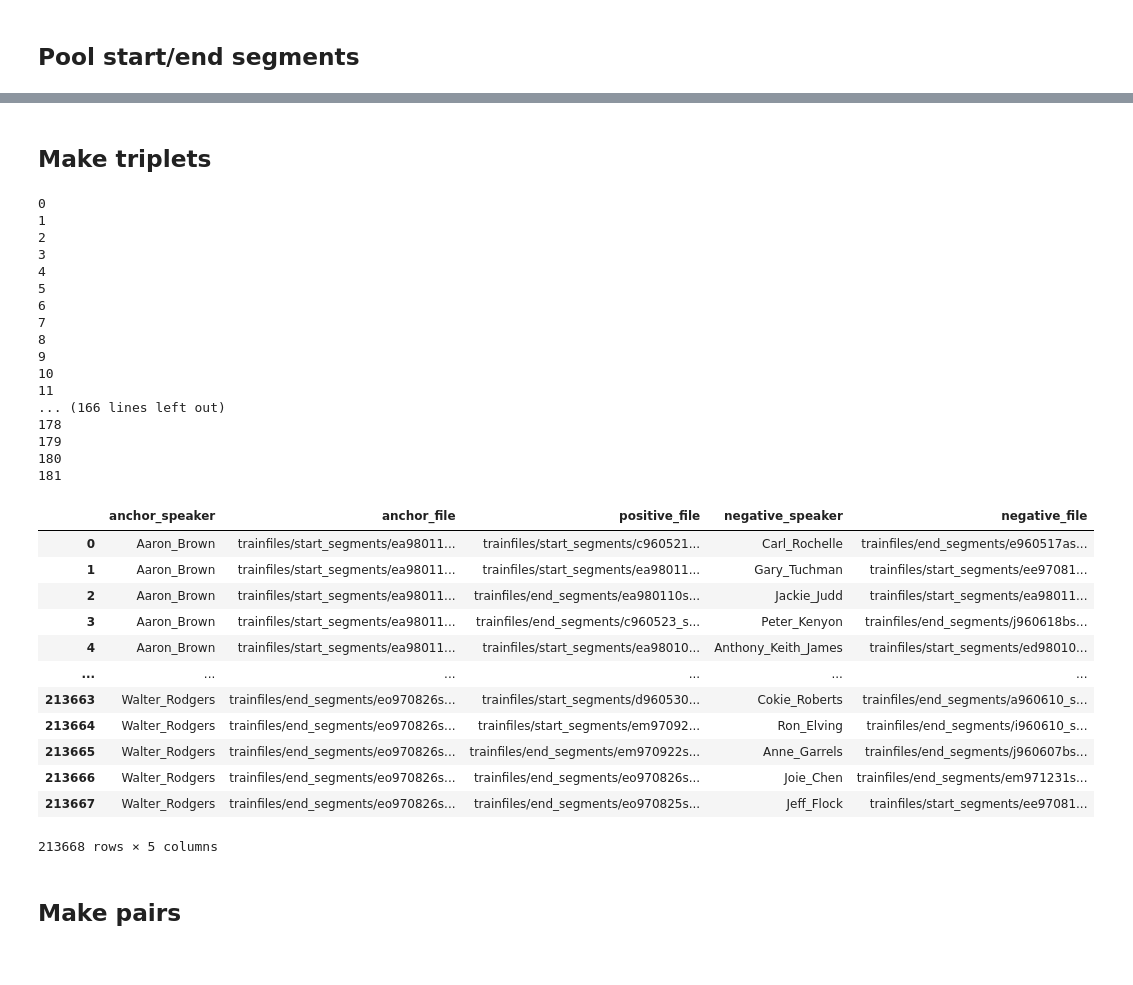
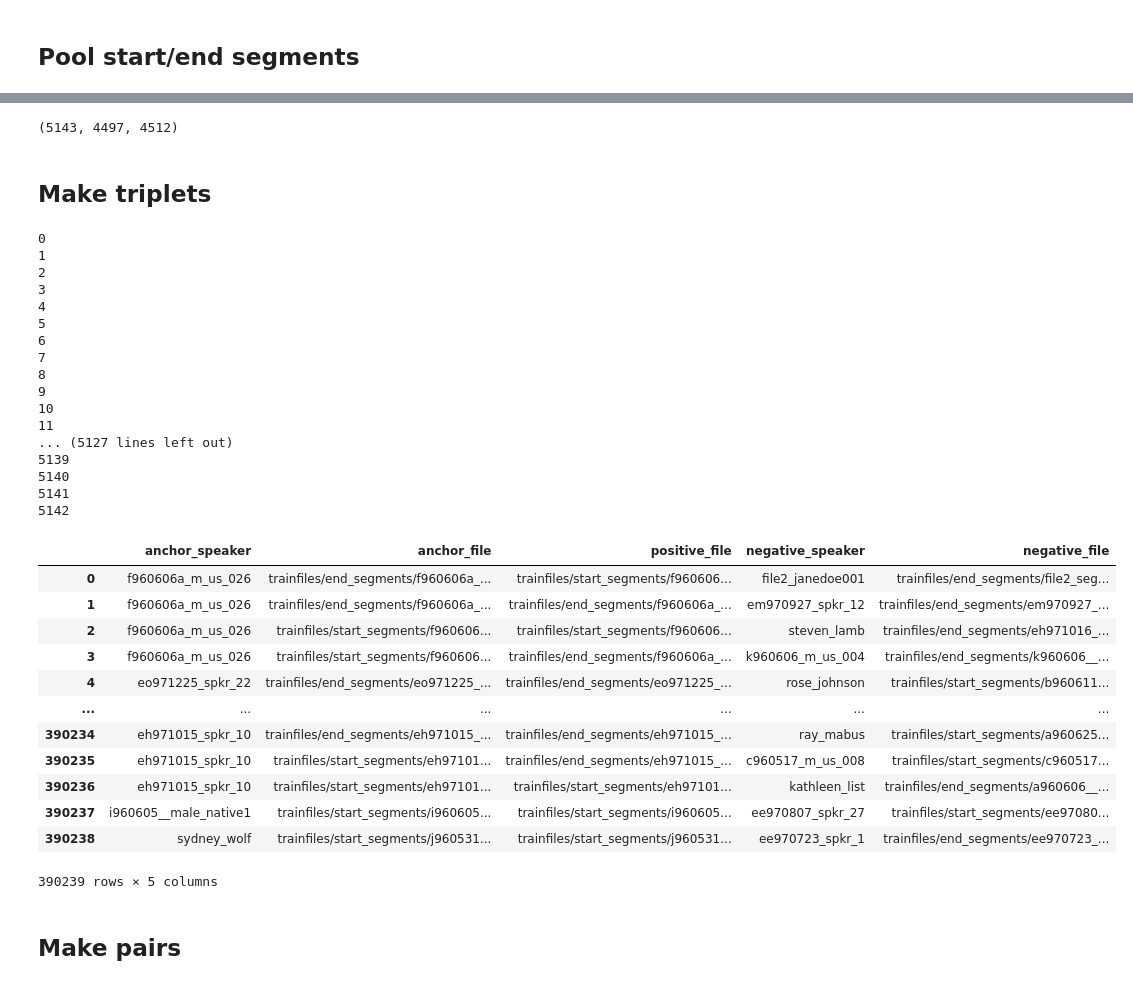
Before and after one commit to JunzheJosephZhu/Identifying-Speakers-in-Cocktail-Parties-with-E2E-Attention, a Jupyter notebook: train_preprocessing-Copy1.ipynb, the cells around one changed output, grey strips where cells are left out. Saved outputs shown, nothing was run; the diff lists cells and outputs as text; code cells hidden in the pictures.

Commit message:
redo pairs and triplets - in progress

```diff
--- a/train_preprocessing-Copy1.ipynb
+++ b/train_preprocessing-Copy1.ipynb
@@ -224,9 +202,0 @@ start_df
-# %%
-from bs4 import BeautifulSoup
-soundfile = soundfiles[0]
-name = soundfile.split('/')[-1].split('.')[0] # name of soundfile
-sph = SPHFile(soundfile)
-sound, sr = sph.content, sph.format['sample_rate']
-annofile = data[soundfile]
-
-end
@@ -364,2 +283,9 @@ def calculate_overlap(row1, row2):
 # %% [markdown]
 ## Pool start/end segments
+# %%
+start_df = pd.read_csv('trainfiles/start.csv')
+end_df = pd.read_csv('trainfiles/end.csv')
+start_df = start_df.sample(frac=1).reset_index(drop=True)
+end_df = end_df.sample(frac=1).reset_index(drop=True)
+speakers = set(list(start_df['speaker'])+list(end_df['speaker']))
+print(len(speakers), 'speakers')
@@ -400,63 +312,68 @@ Walter_Rodgers
+# %%
+speakers_train = [speaker for speaker in speakers if len(segments_by_speaker_train[speaker])>0]
+speakers_start_train = [speaker for speaker in speakers if len(start_by_speaker_train[speaker])>0]
+speakers_end_train = [speaker for speaker in speakers if len(end_by_speaker_train[speaker])>0]
+len(speakers_train), len(speakers_start_train), len(speakers_end_train)
+# %% [output]
+(5143, 4497, 4512)
 # %% [markdown]
 ## Make triplets
 # %%
 triplets = []
-for _, anchor_speaker in enumerate(speakers):
+for _, anchor_speaker in enumerate(speakers_train):
     print(_)
-    negative_speakers = [speaker for speaker in speakers if speaker != anchor_speaker]
-    anchor_segments = segments_df[segments_df['speaker'] == anchor_speaker]
+    negative_speakers = [speaker for speaker in speakers_train if speaker != anchor_speaker]
+    anchor_segments = segments_by_speaker_train[anchor_speaker]
     anchor_indices = np.arange(len(anchor_segments))
+    positive_indices = np.arange(len(anchor_segments))
+    n = min(len(anchor_segments), 35)
     np.random.shuffle(anchor_indices)# shuffle the anchor segments
-    for i in range(min(len(anchor_segments),35)):
+    for i in range(n): # iterate over anchors
         anchor_segment = anchor_segments.iloc[anchor_indices[i]]
-        positive_indices = np.arange(len(anchor_segments))
         np.random.shuffle(positive_indices)# shuffle the anchor segments
-        for j in range(min(len(anchor_segments),35)):
+        for j in range(n): # iterate over pos-neg triplets
             positive_segment = anchor_segments.iloc[positive_indices[j]]
-            if calculate_overlap(anchor_segment, positive_segment)>sr: # if overlap greater than 1s
-                continue
             negative_speaker = negative_speakers[np.random.randint(0, len(negative_speakers))]
-            negative_segments = segments_by_speaker[negative_speaker] # segments for a specific random speaker
+            negative_segments = segments_by_speaker_train[negative_speaker] # segments for a specific random speaker
             negative_segment = negative_segments.iloc[np.random.randint(0, len(negative_segments))]
-            row = {'anchor_speaker': anchor_speaker, 'anchor_file': anchor_segment['filename'],
-                   'positive_file': positive_segment['filename'], 'negative_speaker':negative_speaker,
-                   'negative_file': negative_segment['filename']}
+            row = {'anchor_speaker': anchor_speaker, 'anchor_file': anchor_segment['segfile'],
+                   'positive_file': positive_segment['segfile'], 'negative_speaker': negative_speaker,
+                   'negative_file': negative_segment['segfile']}
             triplets.append(row)
 triplets = pd.DataFrame(triplets)
-
 triplets.to_csv('trainfiles/train-triplets.csv')
 triplets
 # %% [output]
 0
 1
 2
 3
 4
 5
 6
 7
 8
 9
 10
 11
-... (166 lines left out)
-178
-179
-180
-181
+... (5127 lines left out)
+5139
+5140
+5141
+5142
 |  | anchor_speaker | anchor_file | positive_file | negative_speaker | negative_file |
-| 0 | Aaron_Brown | trainfiles/start_segments/ea98011... | trainfiles/start_segments/c960521... | Carl_Rochelle | trainfiles/end_segments/e960517as... |
-| 1 | Aaron_Brown | trainfiles/start_segments/ea98011... | trainfiles/start_segments/ea98011... | Gary_Tuchman | trainfiles/start_segments/ee97081... |
-| 2 | Aaron_Brown | trainfiles/start_segments/ea98011... | trainfiles/end_segments/ea980110s... | Jackie_Judd | trainfiles/start_segments/ea98011... |
-| 3 | Aaron_Brown | trainfiles/start_segments/ea98011... | trainfiles/end_segments/c960523_s... | Peter_Kenyon | trainfiles/end_segments/j960618bs... |
-| 4 | Aaron_Brown | trainfiles/start_segments/ea98011... | trainfiles/start_segments/ea98010... | Anthony_Keith_James | trainfiles/start_segments/ed98010... |
+| 0 | f960606a_m_us_026 | trainfiles/end_segments/f960606a_... | trainfiles/start_segments/f960606... | file2_janedoe001 | trainfiles/end_segments/file2_seg... |
+| 1 | f960606a_m_us_026 | trainfiles/end_segments/f960606a_... | trainfiles/end_segments/f960606a_... | em970927_spkr_12 | trainfiles/end_segments/em970927_... |
+| 2 | f960606a_m_us_026 | trainfiles/start_segments/f960606... | trainfiles/start_segments/f960606... | steven_lamb | trainfiles/end_segments/eh971016_... |
+| 3 | f960606a_m_us_026 | trainfiles/start_segments/f960606... | trainfiles/end_segments/f960606a_... | k960606_m_us_004 | trainfiles/end_segments/k960606__... |
+| 4 | eo971225_spkr_22 | trainfiles/end_segments/eo971225_... | trainfiles/end_segments/eo971225_... | rose_johnson | trainfiles/start_segments/b960611... |
 | ... | ... | ... | ... | ... | ... |
-| 213663 | Walter_Rodgers | trainfiles/end_segments/eo970826s... | trainfiles/start_segments/d960530... | Cokie_Roberts | trainfiles/end_segments/a960610_s... |
-| 213664 | Walter_Rodgers | trainfiles/end_segments/eo970826s... | trainfiles/start_segments/em97092... | Ron_Elving | trainfiles/end_segments/i960610_s... |
-| 213665 | Walter_Rodgers | trainfiles/end_segments/eo970826s... | trainfiles/end_segments/em970922s... | Anne_Garrels | trainfiles/end_segments/j960607bs... |
-| 213666 | Walter_Rodgers | trainfiles/end_segments/eo970826s... | trainfiles/end_segments/eo970826s... | Joie_Chen | trainfiles/end_segments/em971231s... |
-| 213667 | Walter_Rodgers | trainfiles/end_segments/eo970826s... | trainfiles/end_segments/eo970825s... | Jeff_Flock | trainfiles/start_segments/ee97081... |
+| 390234 | eh971015_spkr_10 | trainfiles/end_segments/eh971015_... | trainfiles/end_segments/eh971015_... | ray_mabus | trainfiles/start_segments/a960625... |
+| 390235 | eh971015_spkr_10 | trainfiles/start_segments/eh97101... | trainfiles/end_segments/eh971015_... | c960517_m_us_008 | trainfiles/start_segments/c960517... |
+| 390236 | eh971015_spkr_10 | trainfiles/start_segments/eh97101... | trainfiles/start_segments/eh97101... | kathleen_list | trainfiles/end_segments/a960606__... |
+| 390237 | i960605__male_native1 | trainfiles/start_segments/i960605... | trainfiles/start_segments/i960605... | ee970807_spkr_27 | trainfiles/start_segments/ee97080... |
+| 390238 | sydney_wolf | trainfiles/start_segments/j960531... | trainfiles/start_segments/j960531... | ee970723_spkr_1 | trainfiles/end_segments/ee970723_... |
-213668 rows × 5 columns
+390239 rows × 5 columns
 # %% [markdown]
 ## Make pairs
 # %%
```
Also changed, not shown: parts of 18 cells of this notebook.
